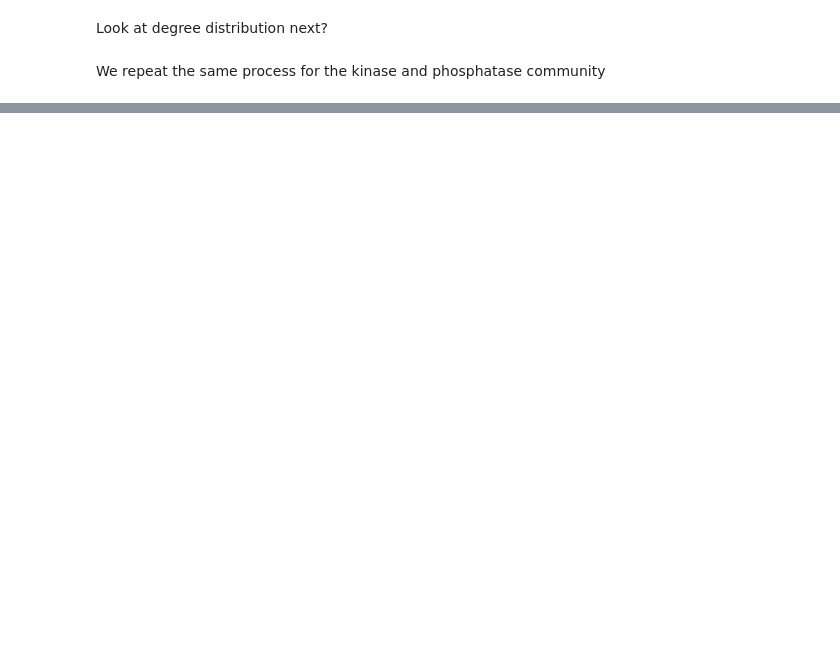
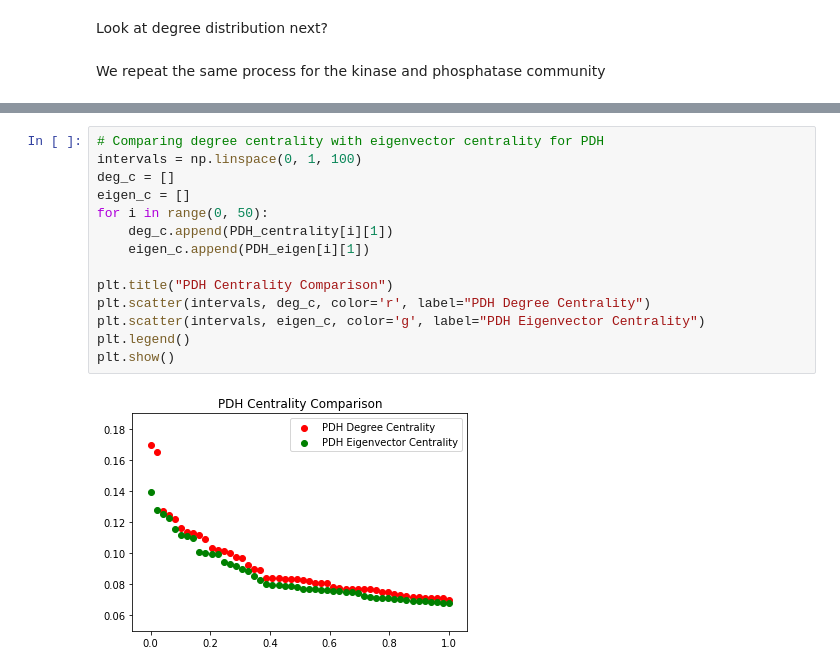
Before and after one commit to Pilex1/math-bcmb3888, a Jupyter notebook: Gas_EDA.ipynb, the cells around one changed output, grey strips where cells are left out. Drawn from its saved outputs; the diff is of its cells as text; blank space fills up the shorter version.

Commit message:
Centrality Comparison Updated

```diff
--- a/Gas_EDA.ipynb
+++ b/Gas_EDA.ipynb
@@ -210,0 +209,16 @@ Enz_eigen[-1]
+# %%
+# Comparing degree centrality with eigenvector centrality for PDH
+intervals = np.linspace(0, 1, 100)
+deg_c = []
+eigen_c = []
+for i in range(0, 50):
+    deg_c.append(PDH_centrality[i][1])
+    eigen_c.append(PDH_eigen[i][1])
+
+plt.title("PDH Centrality Comparison")
+plt.scatter(intervals, deg_c, color='r', label="PDH Degree Centrality")
+plt.scatter(intervals, eigen_c, color='g', label="PDH Eigenvector Centrality")
+plt.legend()
+plt.show()
+# %% [output]
+[figure, added]
```
Also changed, not shown: parts of 17 cells of this notebook.
